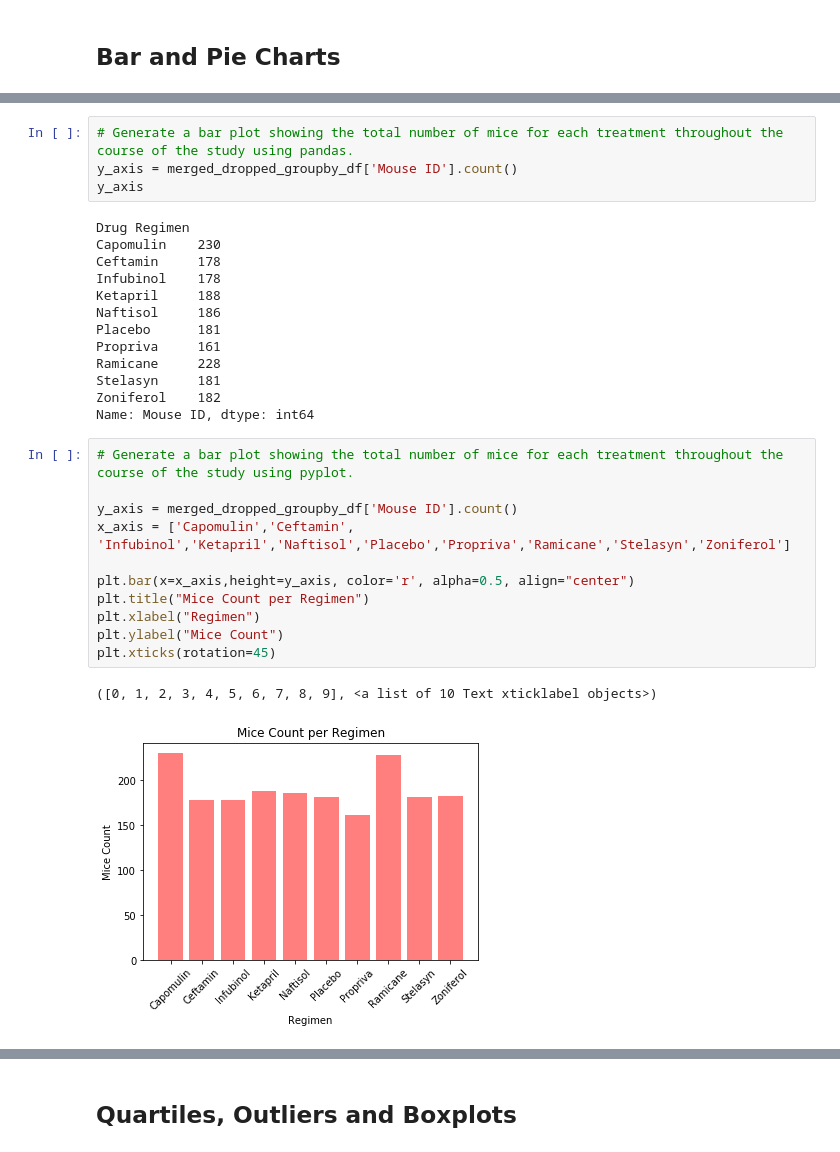
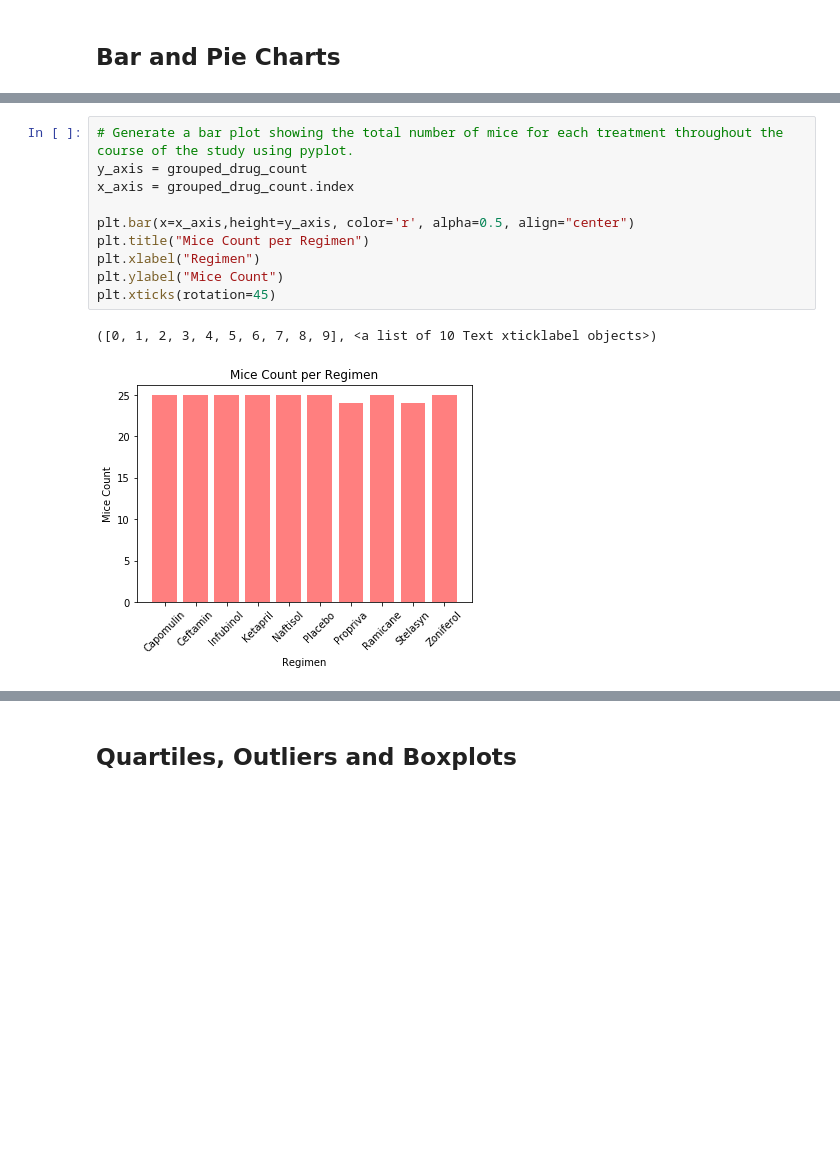
Before and after one commit to samfon24/Assignment_04-Matplotlib, a Jupyter notebook: Pymaceuticals/pymaceuticals_starter.ipynb, the cells around one changed output, grey strips where cells are left out. Saved outputs shown, nothing was run; the diff lists cells and outputs as text; blank space fills up the shorter version.

```diff
--- a/Pymaceuticals/pymaceuticals_starter.ipynb
+++ b/Pymaceuticals/pymaceuticals_starter.ipynb
@@ -123,31 +155,13 @@ sum_stats_df
 # %%
-# Generate a bar plot showing the total number of mice for each treatment throughout the course of the study using pandas.
-y_axis = merged_dropped_groupby_df['Mouse ID'].count()
-y_axis
+# Generate a bar plot showing the total number of mice for each treatment throughout the course of the study using pyplot.
+y_axis = grouped_drug_count
+x_axis = grouped_drug_count.index
+
+plt.bar(x=x_axis,height=y_axis, color='r', alpha=0.5, align="center")
+plt.title("Mice Count per Regimen")
+plt.xlabel("Regimen")
+plt.ylabel("Mice Count")
+plt.xticks(rotation=45)
 # %% [output]
-Drug Regimen
-Capomulin    230
-Ceftamin     178
-Infubinol    178
-Ketapril     188
-Naftisol     186
-Placebo      181
-Propriva     161
-Ramicane     228
-Stelasyn     181
-Zoniferol    182
-Name: Mouse ID, dtype: int64
+([0, 1, 2, 3, 4, 5, 6, 7, 8, 9], <a list of 10 Text xticklabel objects>)
+[figure, added]
-# %%
-# Generate a bar plot showing the total number of mice for each treatment throughout the course of the study using pyplot.
-
-y_axis = merged_dropped_groupby_df['Mouse ID'].count()
-x_axis = ['Capomulin','Ceftamin', 'Infubinol','Ketapril','Naftisol','Placebo','Propriva','Ramicane','Stelasyn','Zoniferol']
-
-plt.bar(x=x_axis,height=y_axis, color='r', alpha=0.5, align="center")
-plt.title("Mice Count per Regimen")
-plt.xlabel("Regimen")
-plt.ylabel("Mice Count")
-plt.xticks(rotation=45)
-# %% [output]
-([0, 1, 2, 3, 4, 5, 6, 7, 8, 9], <a list of 10 Text xticklabel objects>)
-[figure, removed]
```
Also changed, not shown: parts of 11 cells of this notebook.
